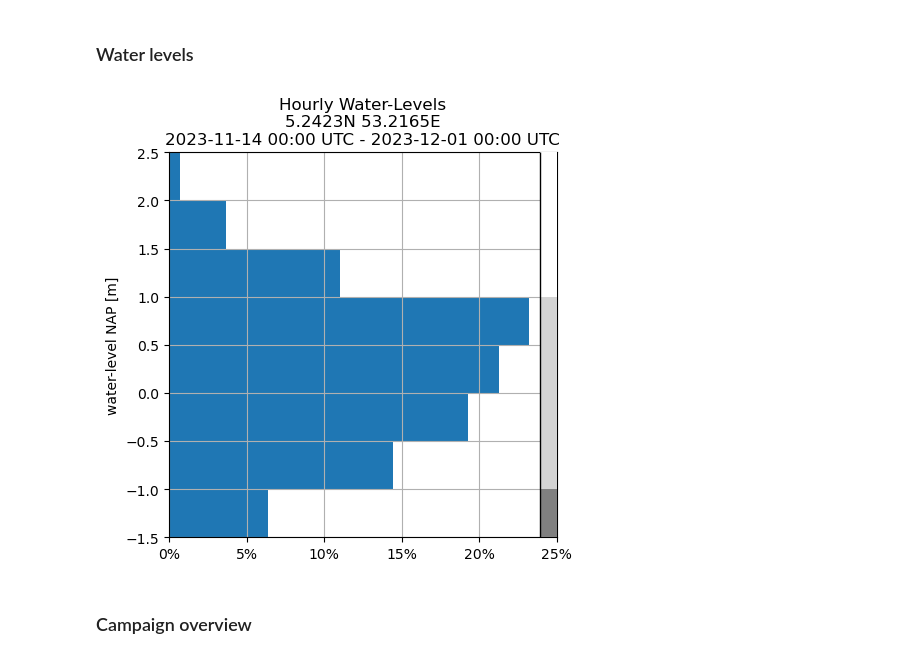
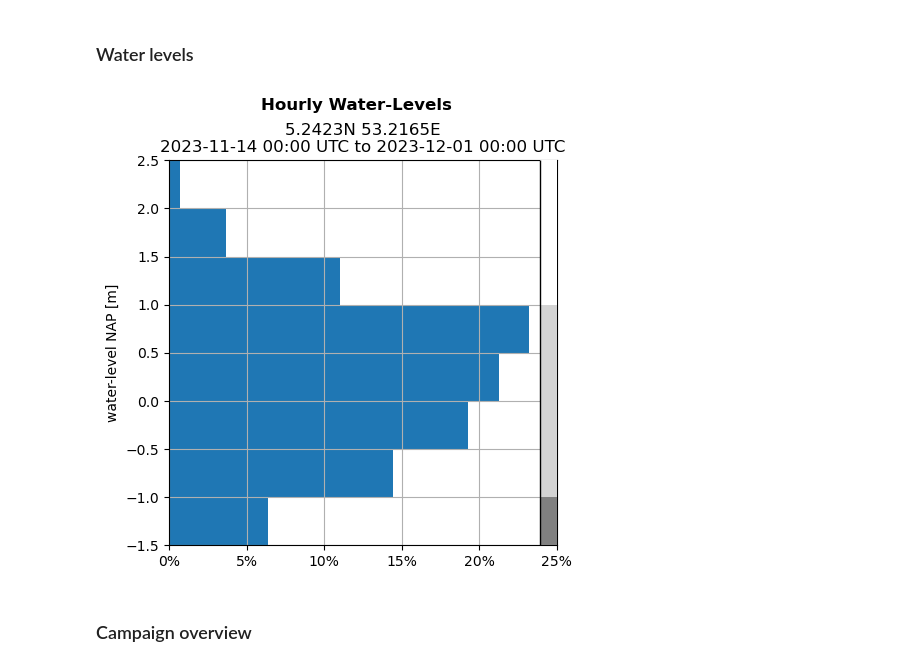
Before and after one commit to mes-uu/Paper-Drifters-Groundings-Wadden-Sea-Floating-Macroplastic, a Jupyter notebook: 2_1_campaign_summary_plots.ipynb, the cells around one changed output. Cells and saved outputs as stored; diff of their text form; code cells hidden in the pictures.

```diff
--- a/2_1_campaign_summary_plots.ipynb
+++ b/2_1_campaign_summary_plots.ipynb
@@ -163,8 +153,8 @@ N = 409 sum histo counts = 409
 from datetime import datetime
 import pytz
 
-t, alp, v, N = get_wind_ts(dt_h, True)
-bet = np.pi/2.-alp
+t, dir, v, N = get_wind_ts(dt_h, True)
+bet = np.pi/2.-dir
 fig, (ax) = plt.subplots(1,1,figsize=(12,12))
 vsc = np.ones(N) * 12
 vsc[v<6] = 0
@@ -187,32 +177,35 @@ for i in range(N):
 # %%
 
 times_sample = np.array(range(samp['t'][0],samp['t'][1]+1,60*60))
 water_level = np.zeros(times_sample.shape[0])
 for it, t in enumerate(times_sample):
-  water_level[it] = utils.sample_nearest_mesh_value(swanwaterlevel,{"lon":samp['p']['CT'][0], "lat":samp['p']['CT'][1], "time":t})[0]
+  water_level[it] = utils.sample_nearest_mesh_value(waterleveldata,{"lon":samp['p']['CT'][0], "lat":samp['p']['CT'][1], "time":t})[0]
 colors_bathymetry = ['white','lightgrey','grey','black']
 fig, ax = plt.subplots(figsize=(figsize_xy,figsize_xy))
-plt.title("Hourly Water-Levels\n%.4fN %.4fE\n%s - %s" % (samp['p']['CT'][0],samp['p']['CT'][1],s_t0,s_t1))
+s_t0 = datetime.fromtimestamp(samp['t'][0],pytz.utc).strftime('%Y-%m-%d %H:%M UTC')
+s_t1 = datetime.fromtimestamp(samp['t'][1],pytz.utc).strftime('%Y-%m-%d %H:%M UTC')
+plt.suptitle("Hourly Water-Levels", weight='bold',y=1.005)
+plt.title("%.4fN %.4fE\n%s to %s" % (samp['p']['CT'][0],samp['p']['CT'][1],s_t0,s_t1))
 wl_range = [-1.5,2.5]
 N = water_level.shape[0]
 ax.hist(water_level,bins=8,range=wl_range, orientation='horizontal')
 ax.set_ylim(wl_range)
 pmax_xaxis = 25
 ax.set_xlim([0,pmax_xaxis])
 ax.set_xticks(np.array(range(0,pmax_xaxis+1,5))/100*N,["%d%%"%p for p in range(0,pmax_xaxis+1,5)])
 ax.bar(98,-1.5,5,color=colors_bathymetry[2],align='edge',zorder=10)
 ax.bar(98,2.5,5,color=colors_bathymetry[0],align='edge',zorder=10)
 ax.bar(98,1,5,color=colors_bathymetry[1],align='edge',zorder=10)
 ax.bar(98,-1,5,color=colors_bathymetry[1],align='edge',zorder=10)
 ax.vlines(98,-1.5,2.5,colors='black',lw=1,zorder=11)
 ax.vlines(103,-1.5,2.5,colors='black',lw=1,zorder=11)
 ax.set_ylabel("water-level NAP [m]")
 plt.grid(zorder=100)
 plt.draw()
-fig.savefig(plot_dir+'campaign/waterlevels.png', dpi=300)
+fig.savefig(plot_dir+'campaign/waterlevels_t0%d_t1%d.png'%(samp['t'][0],samp['t'][1]), bbox_inches="tight")#, dpi=300
 plt.show()
 # %% [output]
-[figure, old version]
+[figure, new version]
 # %% [markdown]
 ### Campaign overview
 # %%
```
Also changed, not shown: parts of 7 cells of this notebook, 10 other files.
